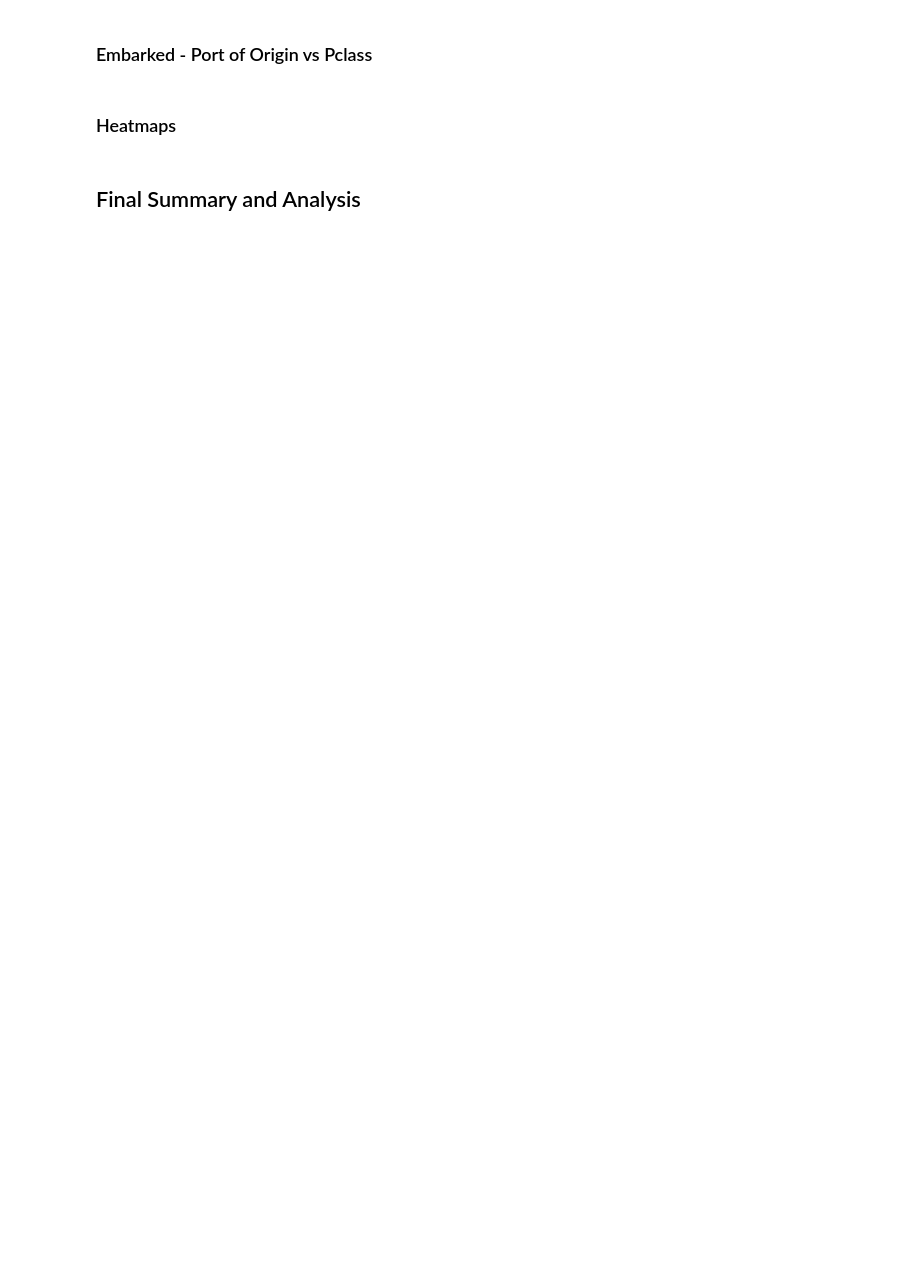
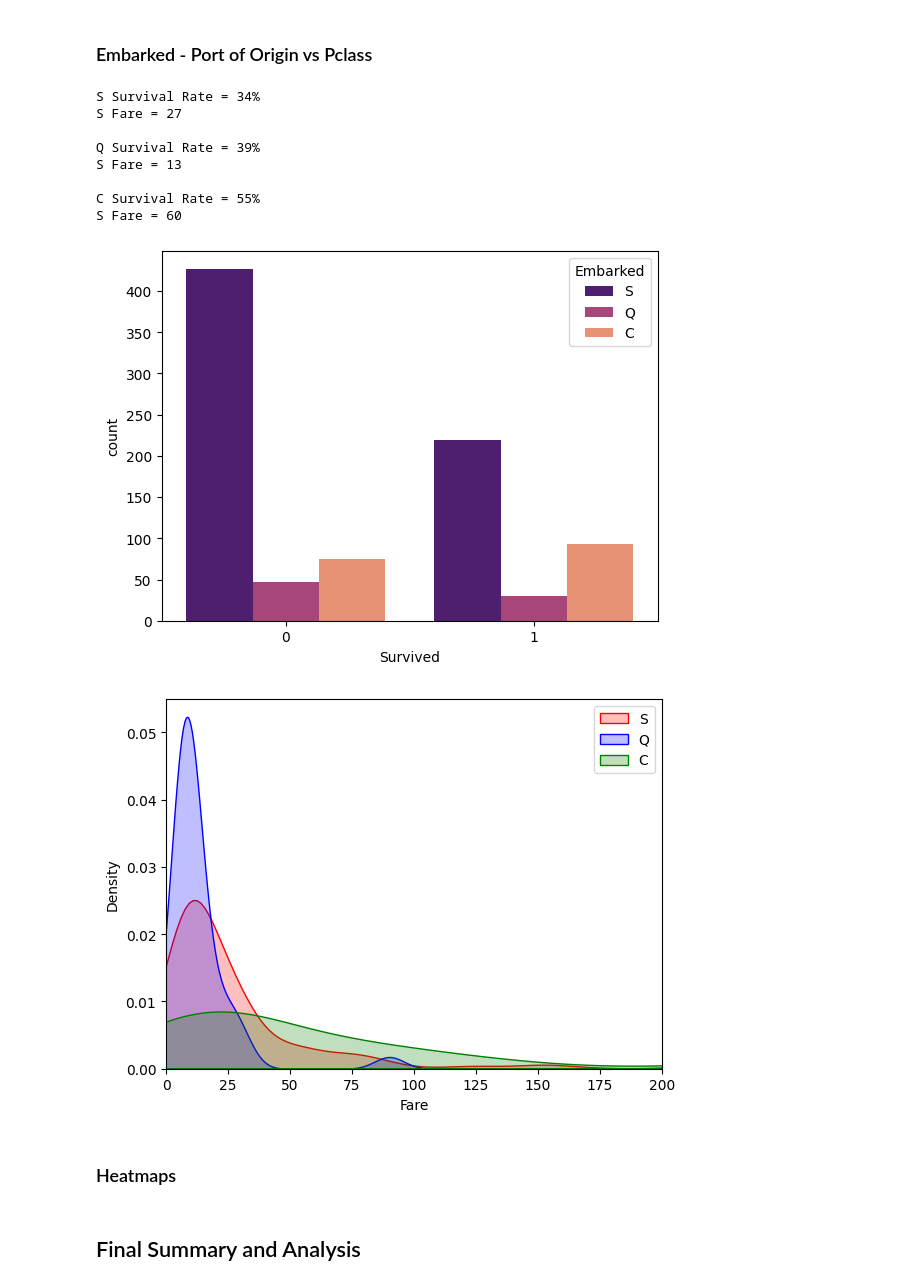
Before and after one commit to ChefRedr/EDA-Portfolio, a Jupyter notebook: eda.ipynb, the cells around one changed output. Drawn from its saved outputs; the diff is of its cells as text; code cells hidden in the pictures; blank space fills up the shorter version.

```diff
--- a/eda.ipynb
+++ b/eda.ipynb
@@ -182,5 +220,60 @@ dtype: int64
 # %% [markdown]
 ### Embarked - Port of Origin vs Pclass
+# %%
+# Distribution of ages per Pclass
+
+print(f"S Survival Rate = {dataset[dataset["Embarked"] == "S"]["Survived"].mean() * 100:.0f}%")
+print(f"S Fare = {dataset[dataset["Embarked"] == "S"]["Fare"].mean():.0f}")
+print()
+
+print(f"Q Survival Rate = {dataset[dataset["Embarked"] == "Q"]["Survived"].mean() * 100:.0f}%")
+print(f"S Fare = {dataset[dataset["Embarked"] == "Q"]["Fare"].mean():.0f}")
+print()
+
+print(f"C Survival Rate = {dataset[dataset["Embarked"] == "C"]["Survived"].mean() * 100:.0f}%")
+print(f"S Fare = {dataset[dataset["Embarked"] == "C"]["Fare"].mean():.0f}")
+print()
+
+sns.countplot(
+    data=dataset,
+    hue="Embarked",
+    x="Survived",
+    palette="magma"
+)
+plt.show()
+
+sns.kdeplot(
+    data=dataset[dataset['Embarked'] == "S"]['Fare'],
+    fill=True,
+    label='S',
+    color='red'
+)
+sns.kdeplot(
+    data=dataset[dataset['Embarked'] == "Q"]['Fare'],
+    fill=True,
+    label='Q',
+    color='blue'
+)
+sns.kdeplot(
+    data=dataset[dataset['Embarked'] == "C"]['Fare'],
+    fill=True,
+    label='C',
+    color='green'
+)
+plt.xlim(0, 200)
+plt.legend()
+plt.show()
+# %% [output]
+S Survival Rate = 34%
+S Fare = 27
+
+Q Survival Rate = 39%
+S Fare = 13
+
+C Survival Rate = 55%
+S Fare = 60
+[figure, added]
+[figure, added]
 # %% [markdown]
 ### Heatmaps
 # %% [markdown]
```
Also changed, not shown: parts of 6 cells of this notebook.
